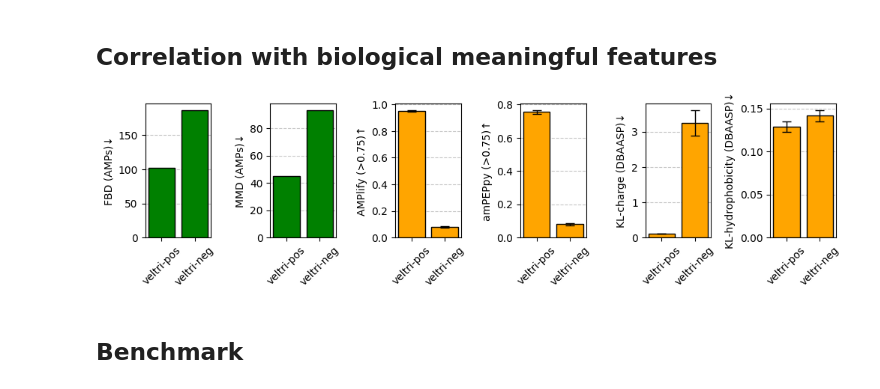
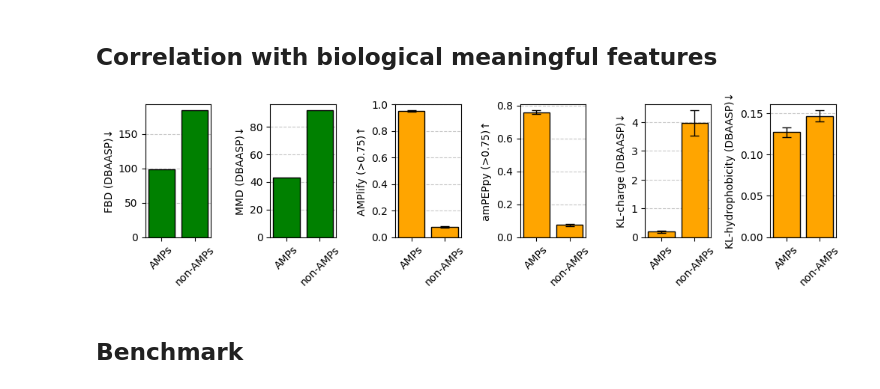
Before and after one commit to szczurek-lab/seqme-reproducibility, a Jupyter notebook: notebooks/1_benchmark.ipynb, the cells around one changed output. Drawn from its saved outputs; the diff is of its cells as text; code cells hidden in the pictures.

```diff
--- a/notebooks/1_benchmark.ipynb
+++ b/notebooks/1_benchmark.ipynb
@@ -36,8 +39,8 @@ CACHE_PATH = BASE_PATH / "case1" / "cache.pkl"
 DATASET_PATHS = {
     "UniProt": BASE_PATH / "data" / "uniprot_8_50_100.fasta",
     "DBAASP": BASE_PATH / "data" / "dbaasp.fasta",
-    "AMP": BASE_PATH / "data" / "amp_dbaasp__max_mic_16_any.fasta",
-    "non-AMP": BASE_PATH / "data" / "amp_dbaasp__min_mic_128_all.fasta",
+    #"AMP": BASE_PATH / "data" / "amp_dbaasp__max_mic_16_any.fasta",
+    #"non-AMP": BASE_PATH / "data" / "amp_dbaasp__min_mic_128_all.fasta",
     "veltri-pos": BASE_PATH / "data" / "veltri_positive.fasta",
     "veltri-neg": BASE_PATH / "data" / "veltri_negative.fasta",
     #"AMP-positives": BASE_PATH / "data" / "amp_positives.fasta",
@@ -50,7 +53,7 @@ DATASET_PATHS = {
     "HydrAMP": BASE_PATH / "data" / "hydramp.fasta",
     "MMCD": BASE_PATH / "data" / "MMCD.fasta",
     "PepCVAE": BASE_PATH / "data" / "pepcvae.fasta",
-    #"Hyformer": BASE_PATH / "data" / "hyformer.fasta",
+    "Hyformer": BASE_PATH / "data" / "hyformer.fasta",
 }
 # %%
 datasets = {name: sm.read_fasta(path) for name, path in DATASET_PATHS.items()}
@@ -211,7 +227,7 @@ fig.savefig(BASE_PATH / "case1" / "feature_alignment_score.png", bbox_inches='ti
 [figure]
 # %%
 colors = ["green", "red"]
-emb_data = {"AMPs": positives, "non-AMPs": negatives}
+emb_data = {"DBAASP": positives, "UniProt": negatives}
 # %%
 fig, axes = plt.subplots(ncols=len(embedders), figsize=(9, 2))
 
@@ -454,9 +471,9 @@ seqs_ref = datasets["DBAASP"][:n]
 
 bio_corr_data = {
     "DBAASP": datasets["DBAASP"][n:2*n],
-    "non-AMPs": datasets["UniProt"][:n],
-    "veltri-pos": datasets["veltri-pos"][:n],
-    "veltri-neg": datasets["veltri-neg"][:n],
+    #"non-AMPs": datasets["UniProt"][:n],
+    "AMPs": datasets["veltri-pos"][:n],
+    "non-AMPs": datasets["veltri-neg"][:n],
     #"HydrAMP": benchmark_datasets["DBAASP (shuffled)"][:n_split],
     #"UniProt": seqs_uniprot2,
 }
@@ -472,10 +489,10 @@ bio_corr_data = {
 
 metrics_fbd_mmd = [
     sm.metrics.MMD(
-        reference=seqs_ref, embedder=cache.model(embedder), name="MMD (AMPs)"
+        reference=seqs_ref, embedder=cache.model(embedder), name="MMD (DBAASP)"
     ),
     sm.metrics.FBD(
-        reference=seqs_ref, embedder=cache.model(embedder), name="FBD (AMPs)"
+        reference=seqs_ref, embedder=cache.model(embedder), name="FBD (DBAASP)"
     ),
 ]
 
@@ -522,25 +539,25 @@ metrics = metrics_fbd_mmd + metrics_rest
 # %%
 df = sm.evaluate(bio_corr_data, metrics)
 # %%
-metrics = ["FBD (AMPs)", "MMD (AMPs)", "AMPlify (>0.75)", "amPEPpy (>0.75)", "KL-charge (DBAASP)", "KL-hydrophobicity (DBAASP)"]
+metrics = ["FBD (DBAASP)", "MMD (DBAASP)", "AMPlify (>0.75)", "amPEPpy (>0.75)", "KL-charge (DBAASP)", "KL-hydrophobicity (DBAASP)"]
 colors = ["green"] * 2 + (len(metrics) - 2) * ["orange"]
-models = ["veltri-pos", "veltri-neg"]
+models = ["AMPs", "non-AMPs"]
 
 n_metrics = len(metrics)
 
 scalar = 2.8
 fig, axes = plt.subplots(ncols=n_metrics, figsize=(0.6 * n_metrics * scalar, 1 * scalar))
 for i in range(n_metrics):
     sm.plot_bar(df.loc[models], metrics[i], ax=axes[i], color=colors[i])
     current_top = axes[i].get_ylim()[1]
     axes[i].set_ylim(0, current_top)
 
 
 fig.tight_layout()
 fig.subplots_adjust(wspace=0.9)
 fig.savefig(BASE_PATH / "case1" / "bio_corr.png", bbox_inches='tight', dpi=300)
 # %% [output]
-[figure, old version]
+[figure, new version]
 # %% [markdown]
 ## Benchmark
 # %% [markdown]
```
Also changed, not shown: parts of 13 cells of this notebook, 1 other file.
